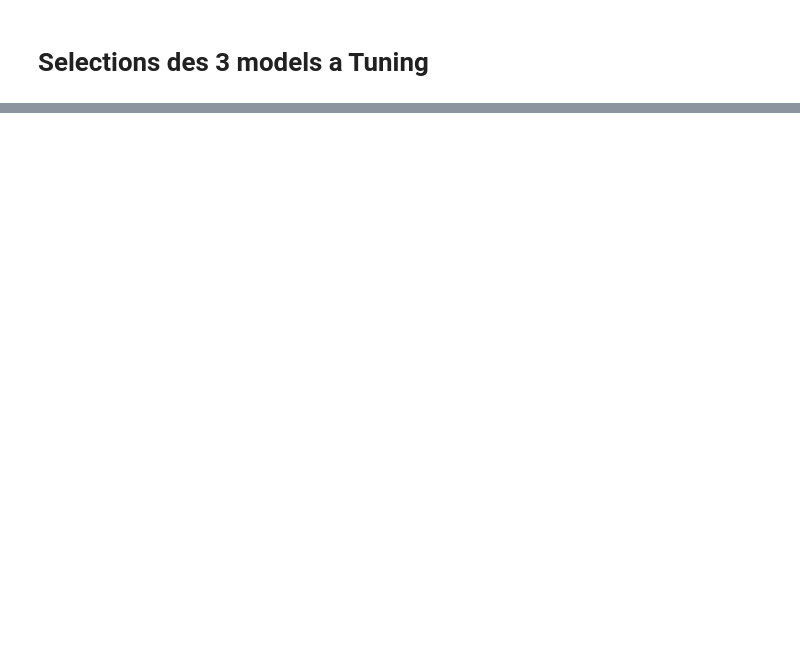
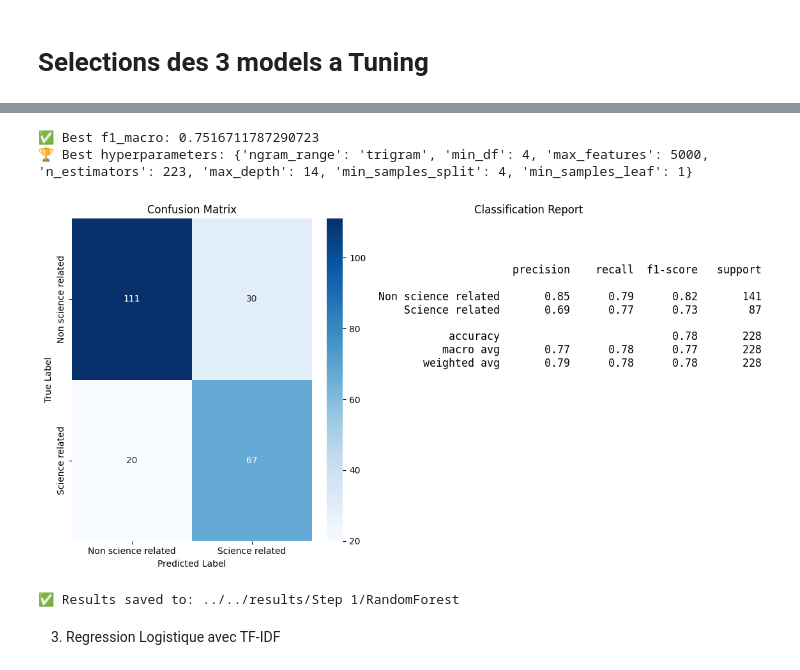
Before and after one commit to AllanDwyre/Scitweets, a Jupyter notebook: src/classification_2classe/sci_not_sci_classification.ipynb, the cells around one changed output, grey strips where cells are left out. Saved outputs shown, nothing was run; the diff lists cells and outputs as text; code cells hidden in the pictures; blank space fills up the shorter version.

```diff
--- a/src/classification_2classe/sci_not_sci_classification.ipynb
+++ b/src/classification_2classe/sci_not_sci_classification.ipynb
@@ -273,0 +481,48 @@ import utils.helper as helper
+# %%
+print("✅ Best f1_macro:", study.best_value)
+print("🏆 Best hyperparameters:", study.best_params)
+
+config.save_model("RandomForest", study.best_params)
+# %% [output]
+✅ Best f1_macro: 0.7516711787290723
+🏆 Best hyperparameters: {'ngram_range': 'trigram', 'min_df': 4, 'max_features': 5000, 'n_estimators': 223, 'max_depth': 14, 'min_samples_split': 4, 'min_samples_leaf': 1}
+# %%
+model = config.get_model("RandomForest")
+vectorizer = model.get_vectorizer()
+
+preprocessor = ColumnTransformer(
+	transformers=[
+		("text", vectorizer, text_col),
+		("num", "passthrough", numerical_cols)
+	]
+)
+
+pipeline = Pipeline([
+	("preprocessor", preprocessor),
+	("classifier",  RandomForestClassifier(
+		n_estimators = model.get_config("n_estimators"),
+		max_depth = model.get_config("max_depth"),
+		min_samples_split = model.get_config("min_samples_split"),
+		min_samples_leaf = model.get_config("min_samples_leaf"),
+		random_state = config.random_state,
+		class_weight='balanced'
+	))
+])
+
+pipeline.fit(X_train, y_train)
+y_pred = pipeline.predict(X_test)
+# %%
+fig = display_result(y_pred, y_test)
+
+save_result(
+	title="Rapport du Random Forest avec BoW",
+	description="Ce graphique montre le résultats hyperparamètrique avec optuna",
+	fig=fig,
+	output_dir = os.path.join(config.result_dir, "Step 1", "RandomForest"),
+	static_dir = config.static_dir
+)
+# %% [output]
+[figure, added]
+✅ Results saved to: ../../results/Step 1/RandomForest
+# %% [markdown]
+3. Regression Logistique avec TF-IDF
```
Also changed, not shown: parts of 23 cells of this notebook, 17 other files.
